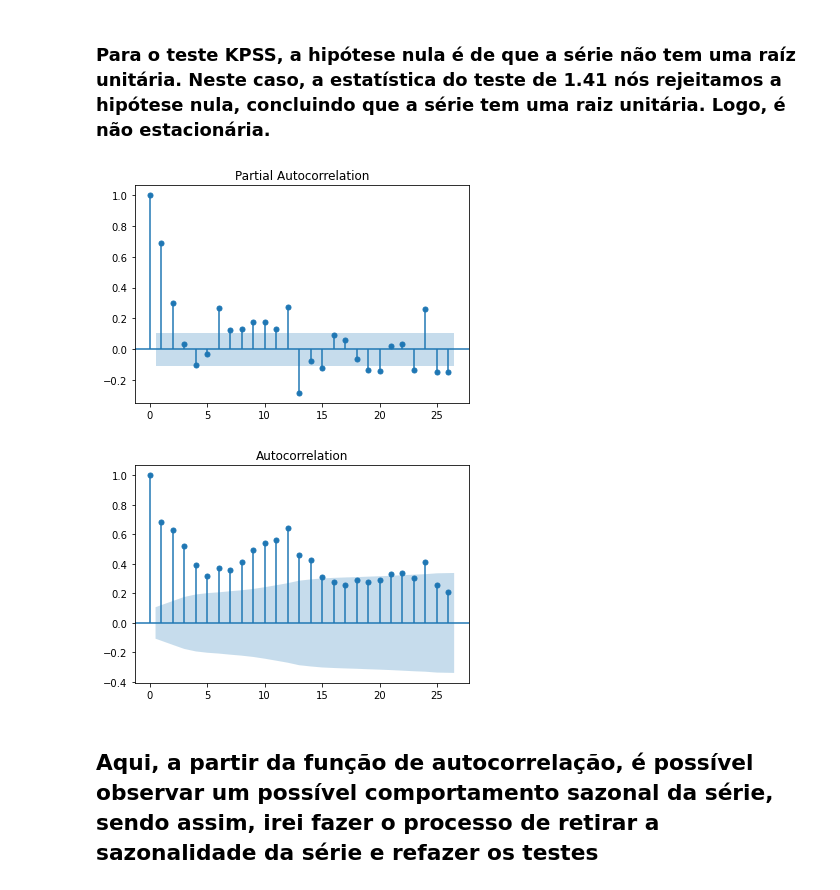
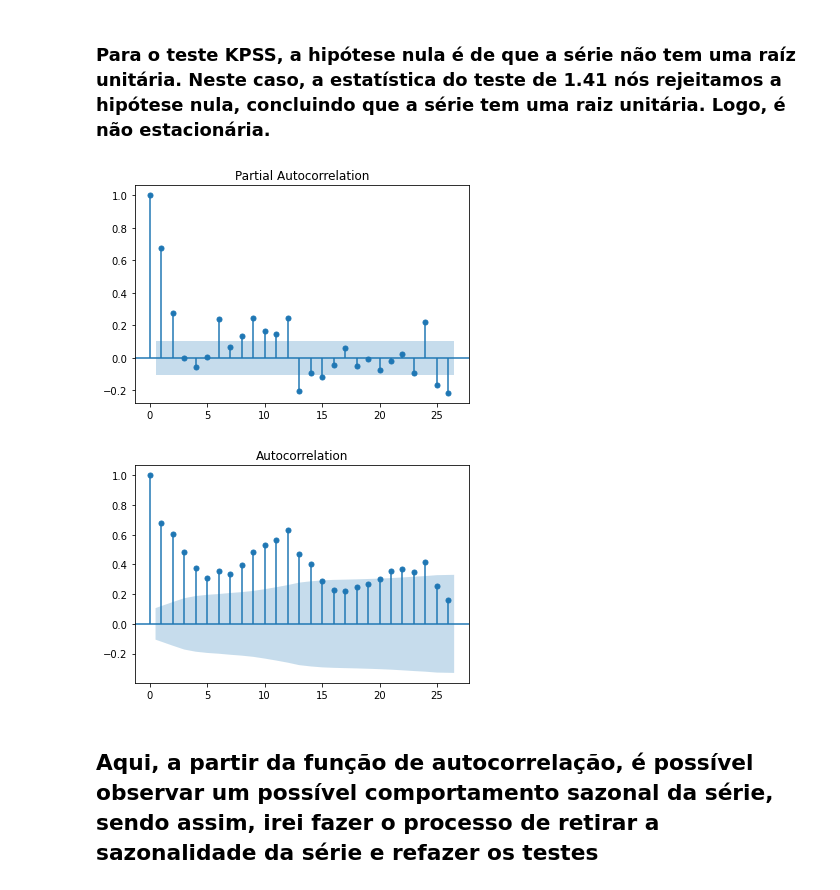
Before and after one commit to vasconceloslz/dados, a Jupyter notebook: Séries.ipynb, the cells around one changed output. Cells and saved outputs as stored; diff of their text form; code cells hidden in the pictures.

```diff
--- a/Séries.ipynb
+++ b/Séries.ipynb
@@ -176,11 +177,11 @@ look-up table. The actual p-value is smaller than the p-value returned.
 # %% [markdown]
 ### Para o teste KPSS, a hipótese nula é de que a série não tem uma raíz unitária. Neste caso, a estatística do teste de 1.41 nós rejeitamos a hipótese nula, concluindo que a série tem uma raiz unitária. Logo, é não estacionária. ###
 # %%
-pacf_balanca = plot_pacf(balanca['Saldo Balanca'])
-acf_balanca = plot_acf(balanca['Saldo Balanca'])
+pacf_balanca = plot_pacf(balanca_novo['Saldo Balanca'])
+acf_balanca = plot_acf(balanca_novo['Saldo Balanca'])
 # %% [output]
-[figure, old version]
+[figure, new version]
-[figure, old version]
+[figure, new version]
 # %% [markdown]
 ## Aqui, a partir da função de autocorrelação, é possível observar um possível comportamento sazonal da série, sendo assim, irei fazer o processo de retirar a sazonalidade da série e refazer os testes ##
 # %%
```
Also changed, not shown: parts of 57 cells of this notebook.
